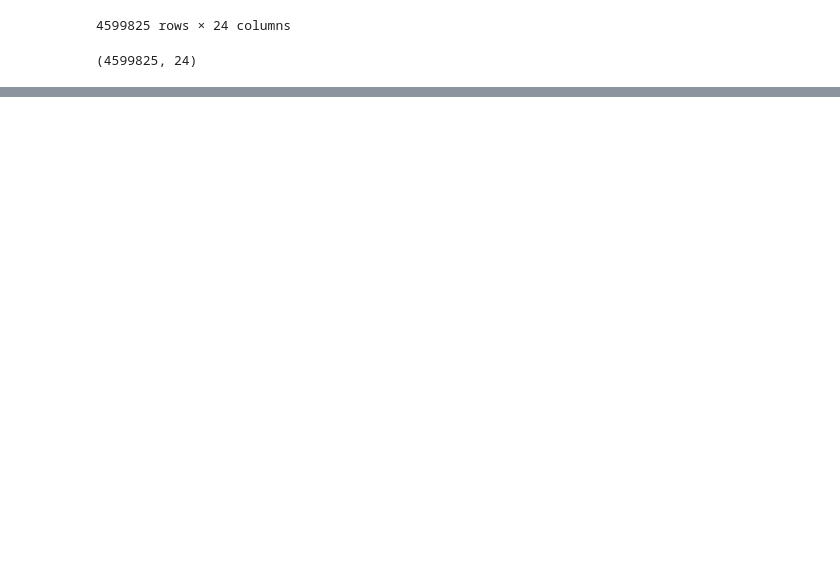
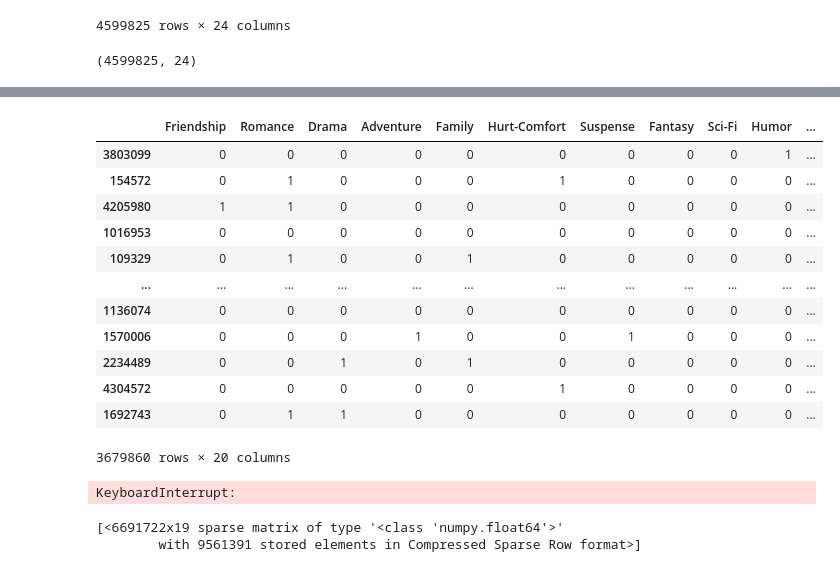
Before and after one commit to DonCheetos/DS_Group_B4, a Jupyter notebook: fanfiction.ipynb, the cells around one changed output, grey strips where cells are left out. Saved outputs shown, nothing was run; the diff lists cells and outputs as text; code cells hidden in the pictures; blank space fills up the shorter version.

```diff
--- a/fanfiction.ipynb
+++ b/fanfiction.ipynb
@@ -498,6 +534,14 @@ print(df_usable.shape)
 # %%
 def clean_text(text):
-    # Replace any character that is not a letter, space, or "-" with an empty string
-    return re.sub(r'[^a-zA-Z\s-]', '', text).lower()
+    # remove backslash-apostrophe
+    text = re.sub("\'", "", text)
+    # remove everything except alphabets
+    text = re.sub("[^a-zA-Z]"," ",text)
+    # remove whitespaces
+    text = ' '.join(text.split())
+    # convert text to lowercase
+    text = text.lower()
+
+    return text
 # %%
 df_usable["combined_text"] = df_usable["combined_text"].apply(clean_text)
@@ -504,3 +550,12 @@ df_usable["combined_text"] = df_usable["combined_text"].apply(clean_text)
+# %%
+stop_words = set(stopwords.words('english'))
+
+# function to remove stopwords
+def remove_stopwords(text):
+    no_stopword_text = [w for w in text.split() if not w in stop_words]
+    return ' '.join(no_stopword_text)
+
+df_usable["combined_text"] = df_usable["combined_text"].apply(remove_stopwords)
 # %%
 import pandas as pd
 from sklearn.model_selection import train_test_split
@@ -547,0 +588,16 @@ rf_model = RandomForestClassifier(
+# %%
+y_train
+# %% [output]
+|  | Friendship | Romance | Drama | Adventure | Family | Hurt-Comfort | Suspense | Fantasy | Sci-Fi | Humor | ... |
+| 3803099 | 0 | 0 | 0 | 0 | 0 | 0 | 0 | 0 | 0 | 1 | ... |
+| 154572 | 0 | 1 | 0 | 0 | 0 | 1 | 0 | 0 | 0 | 0 | ... |
+| 4205980 | 1 | 1 | 0 | 0 | 0 | 0 | 0 | 0 | 0 | 0 | ... |
+| 1016953 | 0 | 0 | 0 | 0 | 0 | 0 | 0 | 0 | 0 | 0 | ... |
+| 109329 | 0 | 1 | 0 | 0 | 1 | 0 | 0 | 0 | 0 | 0 | ... |
+| ... | ... | ... | ... | ... | ... | ... | ... | ... | ... | ... | ... |
+| 1136074 | 0 | 0 | 0 | 0 | 0 | 0 | 0 | 0 | 0 | 0 | ... |
+| 1570006 | 0 | 0 | 0 | 1 | 0 | 0 | 1 | 0 | 0 | 0 | ... |
+| 2234489 | 0 | 0 | 1 | 0 | 1 | 0 | 0 | 0 | 0 | 0 | ... |
+| 4304572 | 0 | 0 | 0 | 0 | 0 | 1 | 0 | 0 | 0 | 0 | ... |
+| 1692743 | 0 | 1 | 1 | 0 | 0 | 0 | 0 | 0 | 0 | 0 | ... |
+3679860 rows × 20 columns
@@ -548,3 +606,24 @@ rf_model = RandomForestClassifier(
+# %%
+# Step 3: Handle imbalance using SMOTE for each label
+y_train_array = y_train.to_numpy()
+X_resampled, y_resampled = [], []
+
+for label_idx in range(y_train_array.shape[1]):
+    smote = SMOTE(random_state=42)
+    X_res, y_res = smote.fit_resample(X_train_tfidf, y_train_array[:, label_idx])
+    X_resampled.append(X_res)
+    y_resampled.append(y_res)
+
+# Combine resampled data
+X_resampled = np.vstack(X_resampled)  # Stack resampled features
+y_resampled = np.vstack(y_resampled).T  # Combine all resampled labels
+# %% [output]
+KeyboardInterrupt:
+# %%
+X_resampled
+# %% [output]
+[<6691722x19 sparse matrix of type '<class 'numpy.float64'>'
+        with 9561391 stored elements in Compressed Sparse Row format>]
 # %%
 # Step 4: Train a multi-label classification model
 
```
Also changed, not shown: parts of 24 cells of this notebook.
